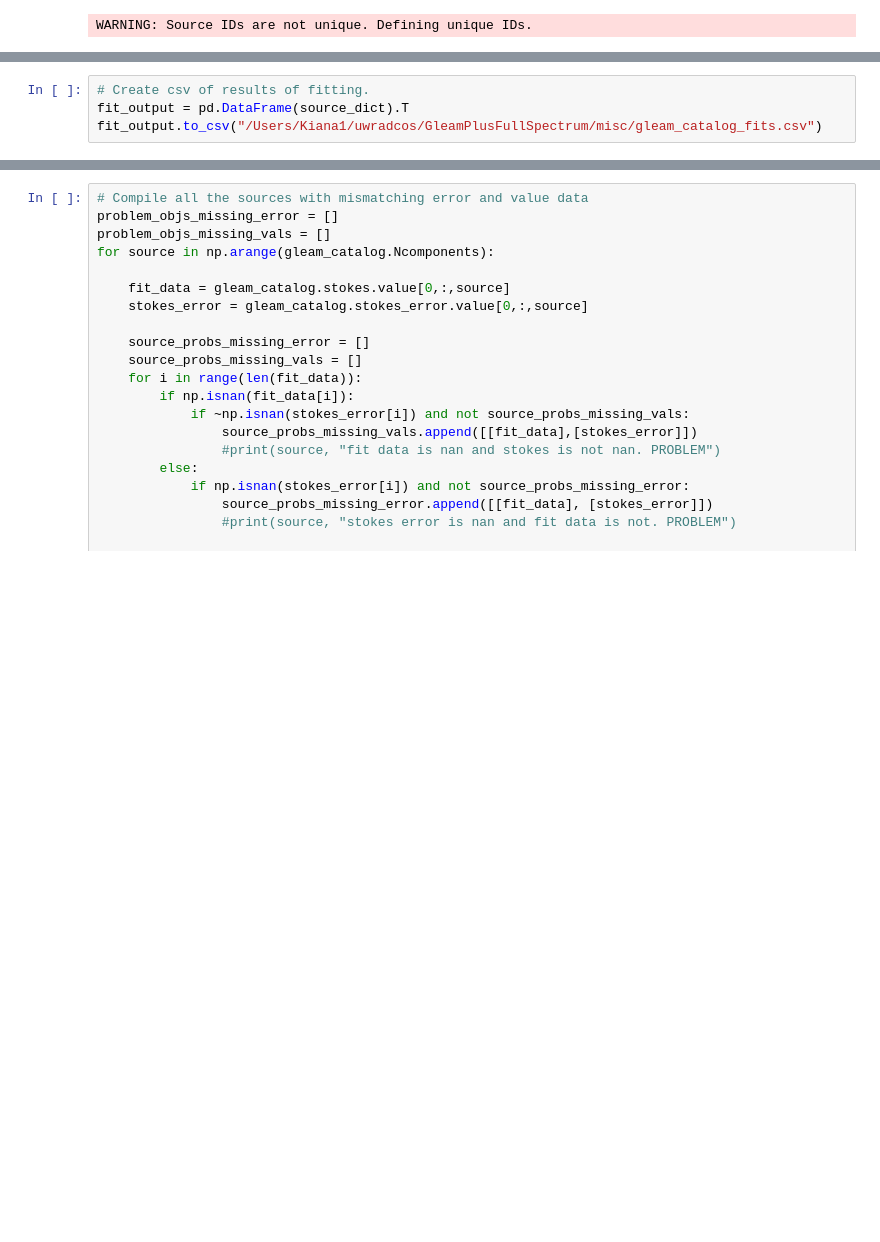
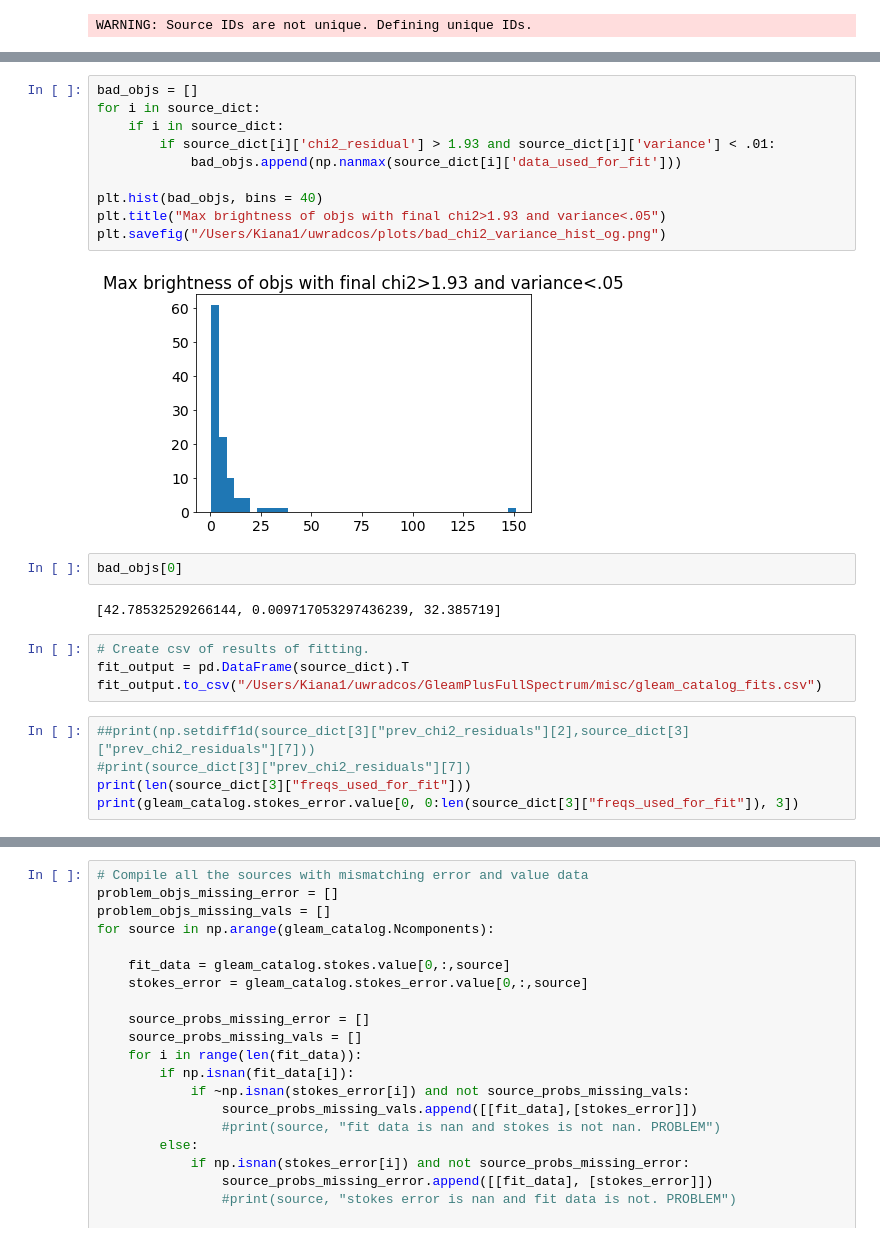
Before and after one commit to EoRImaging/GleamPlusFullSpectrum, a Jupyter notebook: scripts/catalog_fits.ipynb, the cells around one changed output, grey strips where cells are left out. Saved outputs shown, nothing was run; the diff lists cells and outputs as text; blank space fills up the shorter version.

```diff
--- a/scripts/catalog_fits.ipynb
+++ b/scripts/catalog_fits.ipynb
@@ -238,4 +264,25 @@ divide by zero encountered in log10
+# %%
+bad_objs = []
+for i in source_dict:
+    if i in source_dict:
+        if source_dict[i]['chi2_residual'] > 1.93 and source_dict[i]['variance'] < .01:
+            bad_objs.append(np.nanmax(source_dict[i]['data_used_for_fit']))
+
+plt.hist(bad_objs, bins = 40)
+plt.title("Max brightness of objs with final chi2>1.93 and variance<.05")
+plt.savefig("/Users/Kiana1/uwradcos/plots/bad_chi2_variance_hist_og.png")
+# %% [output]
+[figure, added]
+# %%
+bad_objs[0]
+# %% [output]
+[42.78532529266144, 0.009717053297436239, 32.385719]
 # %%
 # Create csv of results of fitting.
 fit_output = pd.DataFrame(source_dict).T
 fit_output.to_csv("/Users/Kiana1/uwradcos/GleamPlusFullSpectrum/misc/gleam_catalog_fits.csv")
+# %%
+##print(np.setdiff1d(source_dict[3]["prev_chi2_residuals"][2],source_dict[3]["prev_chi2_residuals"][7]))
+#print(source_dict[3]["prev_chi2_residuals"][7])
+print(len(source_dict[3]["freqs_used_for_fit"]))
+print(gleam_catalog.stokes_error.value[0, 0:len(source_dict[3]["freqs_used_for_fit"]), 3])
```
Also changed, not shown: parts of 51 cells of this notebook.
